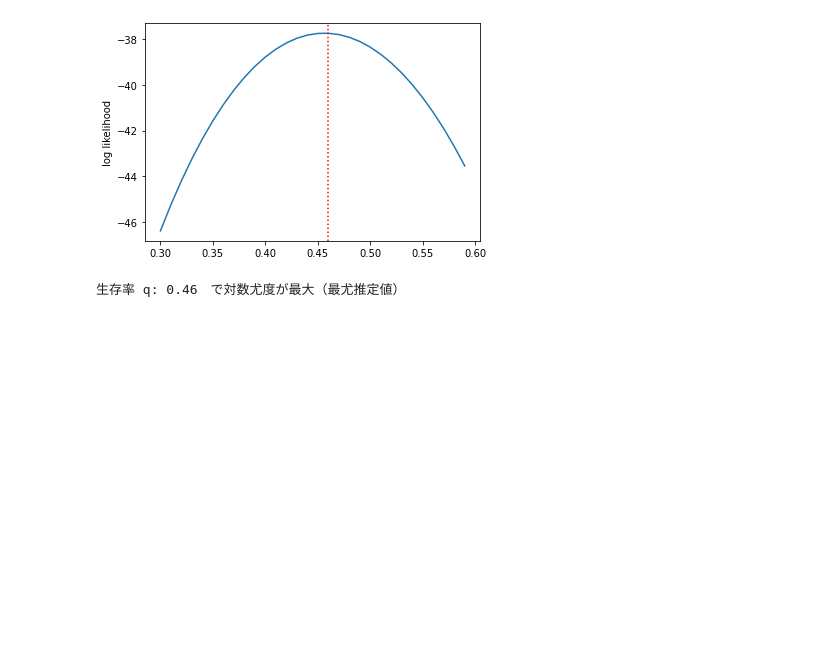
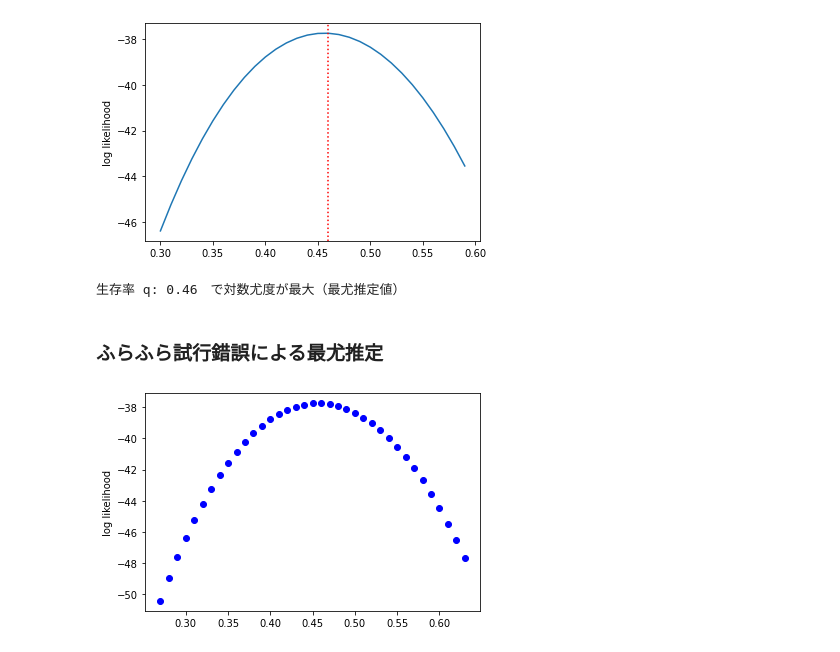
Before and after one commit to KFurudate/Midoribon, a Jupyter notebook: chap8.ipynb, the cells around one changed output. Drawn from its saved outputs; the diff is of its cells as text; code cells hidden in the pictures; blank space fills up the shorter version.

```diff
--- a/chap8.ipynb
+++ b/chap8.ipynb
@@ -150,3 +152,17 @@ print(f"生存率 q: {round(P[logL.argmax()], 2)}　で対数尤度が最大（
 # %% [output]
 [figure]
 生存率 q: 0.46　で対数尤度が最大（最尤推定値）
+# %% [markdown]
+ ### ふらふら試行錯誤による最尤推定
+# %%
+Q = np.arange(0.27, 0.64, 0.01)
+logL = []
+for q in Q:
+  logL.append(sum([stats.binom.logpmf(i, 8, q) for i in data.y]))
+logL = np.array(logL)
+plt.plot(Q, logL, "bo")
+
+plt.ylabel("log likelihood")
+plt.show()
+# %% [output]
+[figure, added]
```
Also changed, not shown: parts of 17 cells of this notebook.
